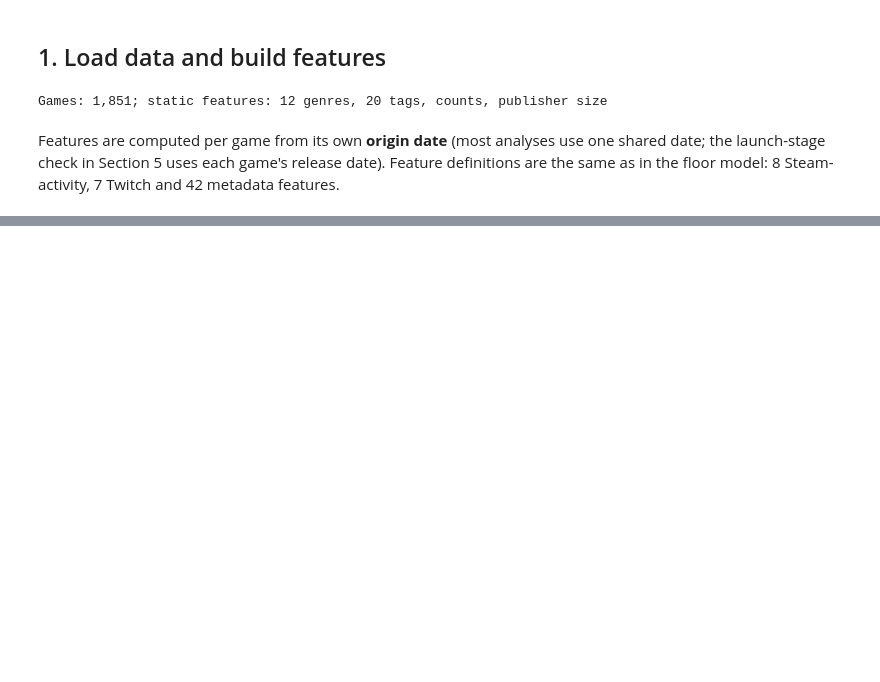
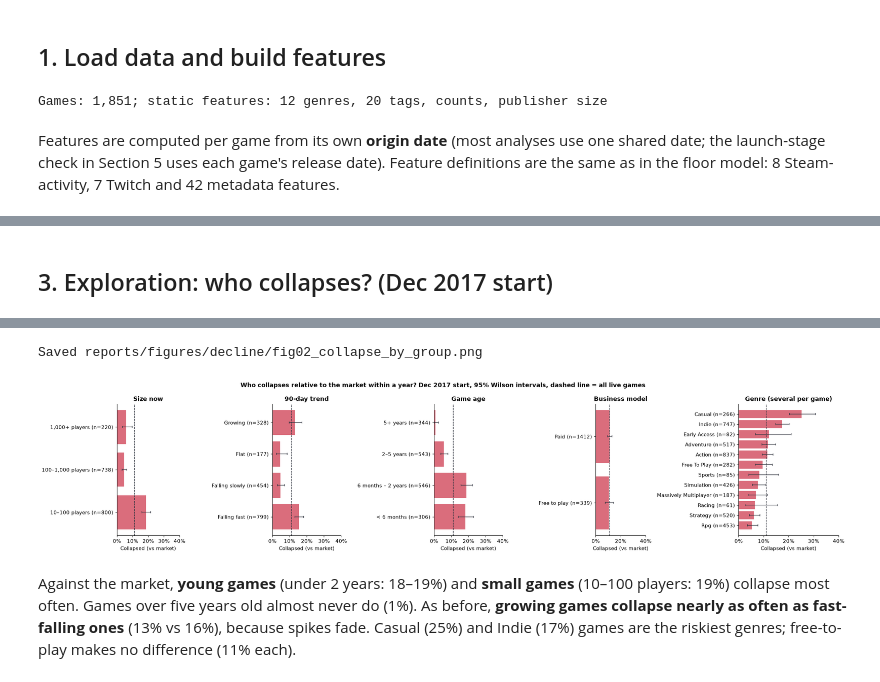
Before and after one commit to d-m-g/steam-games-life-analysis, a Jupyter notebook: src/decline-analysis.ipynb, the cells around one changed output, grey strips where cells are left out. Cells and saved outputs as stored; diff of their text form; code cells hidden in the pictures; blank space fills up the shorter version.

```diff
--- a/src/decline-analysis.ipynb
+++ b/src/decline-analysis.ipynb
@@ -849,13 +154,0 @@ Train on the Dec 2017 and Jun 2018 starts, predict from Aug–Oct 2019 activity,
-# %%
-covid = datasets["test_covid"]
-train_both = pd.concat([datasets["train"], datasets["train_2"]])
-y_covid = covid["declined"].to_numpy()
-covid_model = clone(make_model(best_name)).fit(train_both[ALL_FEATURES], train_both["declined"])
-covid_rows = []
-for name in ["Trend rule", "Age rule", best_name]:
-    scores = scores_for(name, covid_model if name == best_name else None, covid)
-    low, high = bootstrap_ci(y_covid, scores, labels_for(name, scores), n_boot=500)
-    covid_rows.append({"model": name, **metrics(y_covid, scores, labels_for(name, scores)), "auc_low": low["roc_auc"], "auc_high": high["roc_auc"]})
-covid_results = pd.DataFrame(covid_rows).set_index("model")
-print(f"Lockdown test: {len(covid):,} live games, {y_covid.sum()} lost half ({y_covid.mean():.1%})")
-display(covid_results[["roc_auc", "auc_low", "auc_high", "watchlist_precision", "watchlist_lift", "watchlist_recall"]].round(3))
@@ -1089,0 +324,50 @@ The full write-up is in [`reports/technical_report.md`](../reports/technical_rep
+# %% [markdown]
+## 3. Exploration: who collapses? (Dec 2017 start)
+# %%
+def wilson(successes, n, z=1.96):
+    p = successes / n
+    centre = (p + z**2 / (2 * n)) / (1 + z**2 / n)
+    half = z * np.sqrt(p * (1 - p) / n + z**2 / (4 * n**2)) / (1 + z**2 / n)
+    return centre - half, centre + half
+
+
+def rate_table(frame, masks):
+    out = []
+    for label, mask in masks.items():
+        n, k = int(mask.sum()), int(frame.loc[mask, "collapsed"].sum())
+        low, high = wilson(k, n)
+        out.append({"group": label, "games": n, "rate": k / n, "ci_low": low, "ci_high": high})
+    return pd.DataFrame(out)
+
+
+first = by_start[TRAIN_STARTS[0]]
+age_bands = pd.cut(first["age_years"], [-0.01, 0.5, 2, 5, np.inf], labels=["< 6 months", "6 months – 2 years", "2–5 years", "5+ years"])
+trend_bands = pd.cut(first["trend_log_per_30d"], [-np.inf, -0.1, -0.02, 0.02, np.inf], labels=["Falling fast", "Falling slowly", "Flat", "Growing"])
+groups = {
+    "Size now": rate_table(first, {label: first["size_band"].eq(label) for label in SIZE_LABELS}),
+    "90-day trend": rate_table(first, {label: trend_bands.eq(label) for label in trend_bands.cat.categories}),
+    "Game age": rate_table(first, {label: age_bands.eq(label) for label in age_bands.cat.categories}),
+    "Business model": rate_table(first, {"Free to play": first["freetoplay"].eq(1), "Paid": first["freetoplay"].eq(0)}),
+    "Genre (several per game)": rate_table(first, {c.replace("genre_", "").replace("_", " ").title(): first[c].eq(1)
+                                                   for c in GENRE_COLUMNS if first[c].sum() >= 30}).sort_values("rate"),
+}
+display(pd.concat(groups, names=["dimension"]).round(3))
+
+fig, axes = plt.subplots(1, 5, figsize=(22, 4.8), gridspec_kw={"width_ratios": [1, 1.1, 1.1, 0.8, 1.6]})
+for ax, (title, table) in zip(axes, groups.items()):
+    y = np.arange(len(table))
+    ax.barh(y, table["rate"], color=COLORS["decline"], alpha=0.8)
+    ax.errorbar(table["rate"], y, xerr=[table["rate"] - table["ci_low"], table["ci_high"] - table["rate"]],
+                fmt="none", ecolor=COLORS["dark"], lw=1, capsize=2)
+    ax.set_yticks(y, [f"{g} (n={n})" for g, n in zip(table["group"], table["games"])])
+    ax.axvline(first["collapsed"].mean(), color=COLORS["dark"], ls="--", lw=1)
+    ax.xaxis.set_major_formatter(PercentFormatter(1.0, decimals=0))
+    ax.set_xlim(0, max(0.4, table["ci_high"].max() * 1.05))
+    ax.set_title(title)
+    ax.set_xlabel("Collapsed (vs market)")
+fig.suptitle("Who collapses relative to the market within a year? Dec 2017 start, 95% Wilson intervals, dashed line = all live games",
+             fontweight="bold")
+fig.tight_layout()
+save(fig, "fig02_collapse_by_group")
+plt.show()
+# %% [output]
@@ -1089,0 +392,4 @@ The full write-up is in [`reports/technical_report.md`](../reports/technical_rep
+Saved reports/figures/decline/fig02_collapse_by_group.png
+[figure, added]
+# %% [markdown]
+Against the market, **young games** (under 2 years: 18–19%) and **small games** (10–100 players: 19%) collapse most often. Games over five years old almost never do (1%). As before, **growing games collapse nearly as often as fast-falling ones** (13% vs 16%), because spikes fade. Casual (25%) and Indie (17%) games are the riskiest genres; free-to-play makes no difference (11% each).
```
Also changed, not shown: parts of 87 cells of this notebook, 23 other files.
